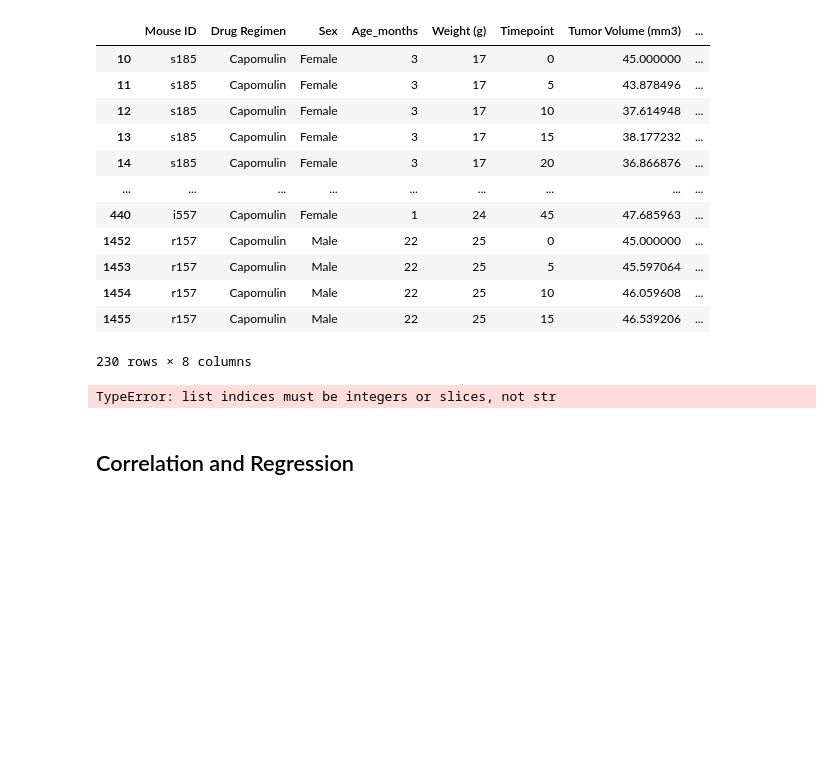
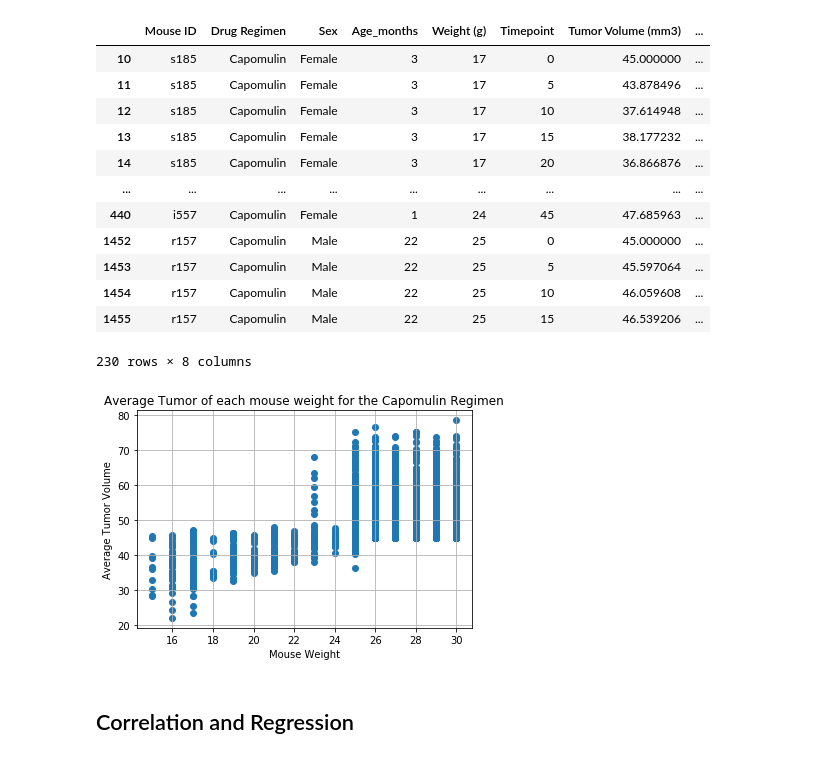
Before and after one commit to alaniwalaa/matplotlib-challenge, a Jupyter notebook: Pymaceuticals/pymaceuticals_starter.ipynb, the cells around one changed output. Drawn from its saved outputs; the diff is of its cells as text; code cells hidden in the pictures; blank space fills up the shorter version.

Commit message:
solving the line and scatter plots issue

```diff
--- a/Pymaceuticals/pymaceuticals_starter.ipynb
+++ b/Pymaceuticals/pymaceuticals_starter.ipynb
@@ -245,24 +245,17 @@ line_plot_tumor
 230 rows × 8 columns
 # %%
 # Generate a scatter plot of average tumor volume vs. mouse weight for the Capomulin regimen
-x_values = []
-y_values = []
 for regimen in line_plot_tumor:
-
-
-
-#if ['Drug Regimen'] == 'Capomulin':
-    x_values.append([regimen]['Weight'])
-    y_values.append([regimen]['Tumor Volume (mm3)'])
-print(x_values)
+    x_values = clean_df['Weight (g)']
+    y_values = clean_df['Tumor Volume (mm3)']
 plt.scatter(x_values, y_values)
 plt.xlabel('Mouse Weight')
 plt.ylabel('Average Tumor Volume')
 plt.title('Average Tumor of each mouse weight for the Capomulin Regimen')
 plt.grid(True)
 plt.show()
 # %% [output]
-TypeError: list indices must be integers or slices, not str
+[figure, added]
 # %% [markdown]
 ## Correlation and Regression
 # %%
```
